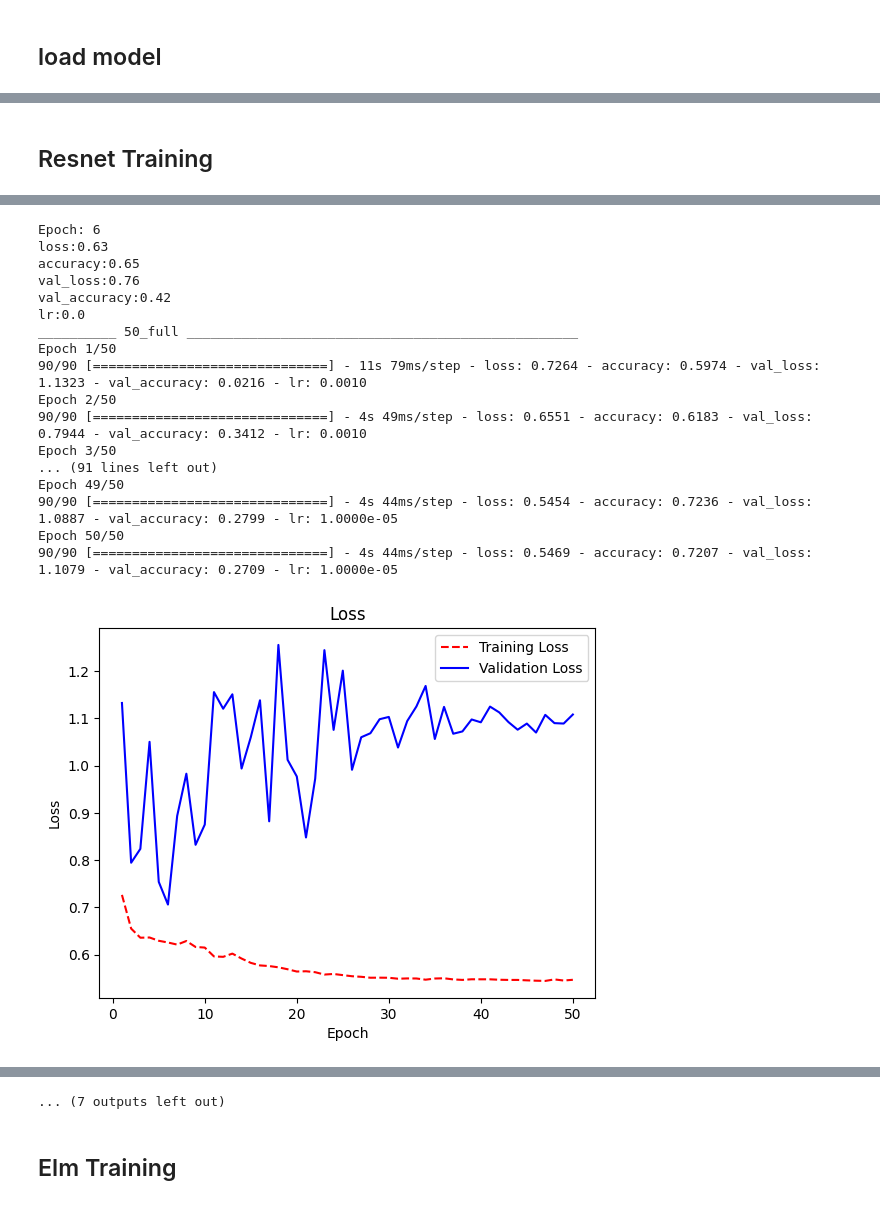
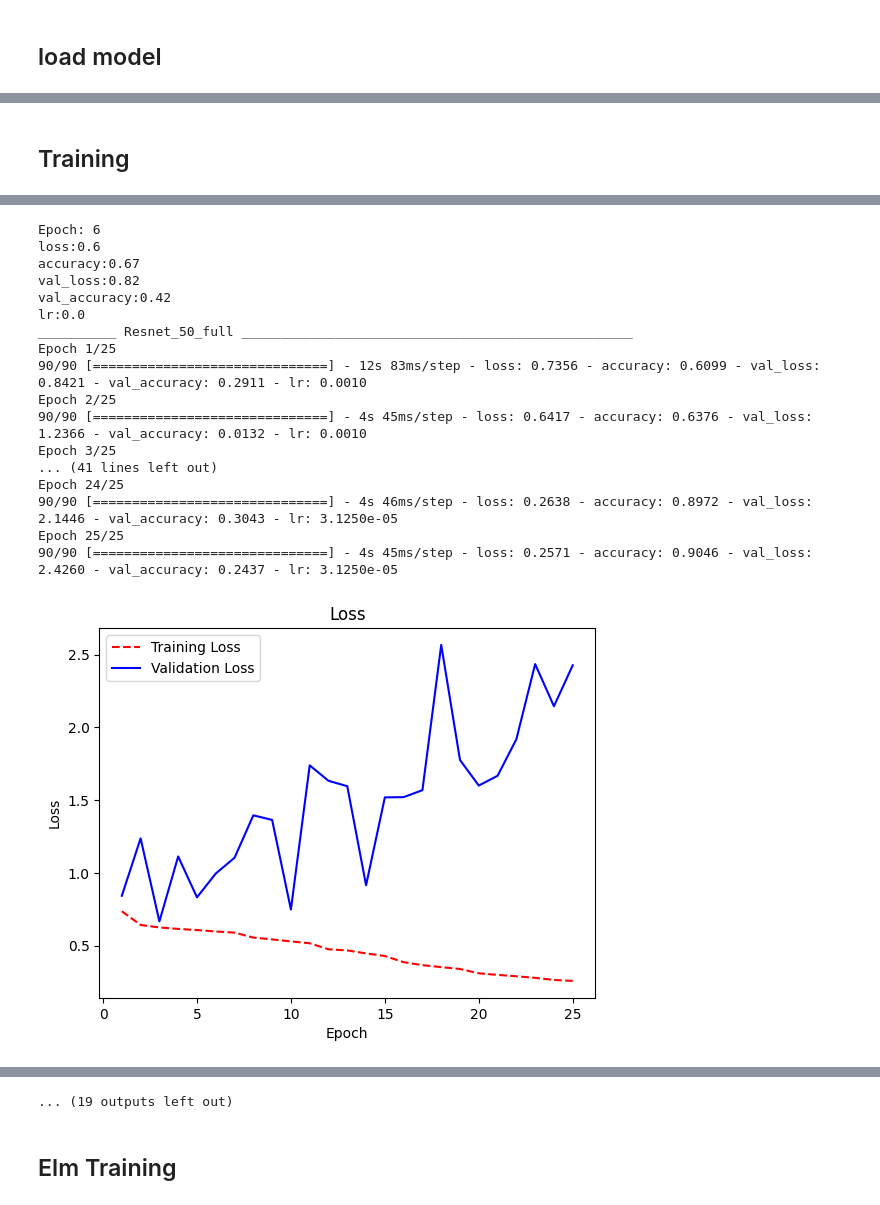
Before and after one commit to chandniagarwal/Gan_Classifier, a Jupyter notebook: notebooks/Sigmoid.ipynb, the cells around one changed output, grey strips where cells are left out. Cells and saved outputs as stored; diff of their text form; code cells hidden in the pictures.

```diff
--- a/notebooks/Sigmoid.ipynb
+++ b/notebooks/Sigmoid.ipynb
@@ -126,11 +126,15 @@ def load_model(model_function, layers_to_train):
   print('Running time: %.4f seconds' % (time.time()-start))
   return model
 # %%
-model_resnet_152_full = load_model(tf.keras.applications.ResNet152, ["conv5_block3_out"])
-model_resnet_101_full = load_model(tf.keras.applications.ResNet101, ["conv5_block3_out"])
-model_resnet_50_full = load_model(tf.keras.applications.ResNet50, ["conv5_block3_out"])
+model_resnet_152_full = load_model(tf.keras.applications.ResNet152, ["conv5_block3_3_bn", "conv5_block3_3_conv"])
+model_resnet_101_full = load_model(tf.keras.applications.ResNet101, ["conv5_block3_3_bn", "conv5_block3_3_conv"])
+model_resnet_50_full = load_model(tf.keras.applications.ResNet50, ["conv5_block3_3_bn", "conv5_block3_3_conv"])
+model_vgg_16_full = load_model(tf.keras.applications.vgg16.VGG16, ["block5_conv3"])
+model_vgg_19_full = load_model(tf.keras.applications.vgg19.VGG19, ["block5_conv3"])
 
 model_resnet_152_freeze = load_model(tf.keras.applications.ResNet152, [])
 model_resnet_101_freeze = load_model(tf.keras.applications.ResNet101, [])
 model_resnet_50_freeze = load_model(tf.keras.applications.ResNet50, [])
+model_vgg_16_freeze = load_model(tf.keras.applications.vgg16.VGG16, [])
+model_vgg_19_freeze = load_model(tf.keras.applications.vgg19.VGG19, [])
 # %% [output]
@@ -160,9 +161,34 @@ model_data = {
+# %%
+model_softmax = {
+    "Resnet_152_full": model_resnet_152_full,
+    "Resnet_101_full": model_resnet_101_full,
+    "Resnet_50_full": model_resnet_50_full,
+    "Resnet_152_freeze": model_resnet_152_freeze,
+    "Resnet_101_freeze": model_resnet_101_freeze,
+    "Resnet_50_freeze": model_resnet_50_freeze,
+    "VGG_16_full": model_vgg_16_full,
+    "VGG_19_full": model_vgg_19_full,
+    "VGG_16_freeze": model_vgg_16_freeze,
+    "VGG_19_freeze": model_vgg_19_freeze,
+}
+model_data = {
+    "Resnet_152_full": training_dataset_152_layer,
+    "Resnet_101_full": training_dataset,
+    "Resnet_50_full": training_dataset,
+    "Resnet_152_freeze": training_dataset_152_layer,
+    "Resnet_101_freeze": training_dataset,
+    "Resnet_50_freeze": training_dataset,
+    "VGG_16_full": training_dataset,
+    "VGG_19_full": training_dataset,
+    "VGG_16_freeze": training_dataset,
+    "VGG_19_freeze": training_dataset,
+}
 # %% [markdown]
-## Resnet Training
+## Training
 # %%
 for key in model_softmax.keys():
   print("_"*10, key, "_"*50)
   model_softmax[key] = Model(model_softmax[key], 0.001, f'/content/drive/MyDrive/final_model/checkpoint_sigmoid/{key}', "binary_crossentropy")
-  model_softmax[key].train(model_data[key].images, model_data[key].labels, batch_size=64, epoch=50, validation_split=0.2)
+  model_softmax[key].train(model_data[key].images, model_data[key].labels, batch_size=64, epoch=25, validation_split=0.2)
   tf.keras.backend.clear_session()
 # %% [output]
@@ -207,18 +233,18 @@ Epoch 50/50
 Epoch: 6
-loss:0.63
-accuracy:0.65
-val_loss:0.76
+loss:0.6
+accuracy:0.67
+val_loss:0.82
 val_accuracy:0.42
 lr:0.0
-__________ 50_full __________________________________________________
-Epoch 1/50
-90/90 [==============================] - 11s 79ms/step - loss: 0.7264 - accuracy: 0.5974 - val_loss: 1.1323 - val_accuracy: 0.0216 - lr: 0.0010
-Epoch 2/50
-90/90 [==============================] - 4s 49ms/step - loss: 0.6551 - accuracy: 0.6183 - val_loss: 0.7944 - val_accuracy: 0.3412 - lr: 0.0010
-Epoch 3/50
-... (91 lines left out)
-Epoch 49/50
-90/90 [==============================] - 4s 44ms/step - loss: 0.5454 - accuracy: 0.7236 - val_loss: 1.0887 - val_accuracy: 0.2799 - lr: 1.0000e-05
-Epoch 50/50
-90/90 [==============================] - 4s 44ms/step - loss: 0.5469 - accuracy: 0.7207 - val_loss: 1.1079 - val_accuracy: 0.2709 - lr: 1.0000e-05
+__________ Resnet_50_full __________________________________________________
+Epoch 1/25
+90/90 [==============================] - 12s 83ms/step - loss: 0.7356 - accuracy: 0.6099 - val_loss: 0.8421 - val_accuracy: 0.2911 - lr: 0.0010
+Epoch 2/25
+90/90 [==============================] - 4s 45ms/step - loss: 0.6417 - accuracy: 0.6376 - val_loss: 1.2366 - val_accuracy: 0.0132 - lr: 0.0010
+Epoch 3/25
+... (41 lines left out)
+Epoch 24/25
+90/90 [==============================] - 4s 46ms/step - loss: 0.2638 - accuracy: 0.8972 - val_loss: 2.1446 - val_accuracy: 0.3043 - lr: 3.1250e-05
+Epoch 25/25
+90/90 [==============================] - 4s 45ms/step - loss: 0.2571 - accuracy: 0.9046 - val_loss: 2.4260 - val_accuracy: 0.2437 - lr: 3.1250e-05
-[figure, old version]
+[figure, new version]
@@ -245,4 +271,4 @@ Epoch 50/50
-... (7 outputs left out)
+... (19 outputs left out)
 # %% [markdown]
 ## Elm Training
 # %%
```
Also changed, not shown: parts of 11 cells of this notebook, 2 other files.
